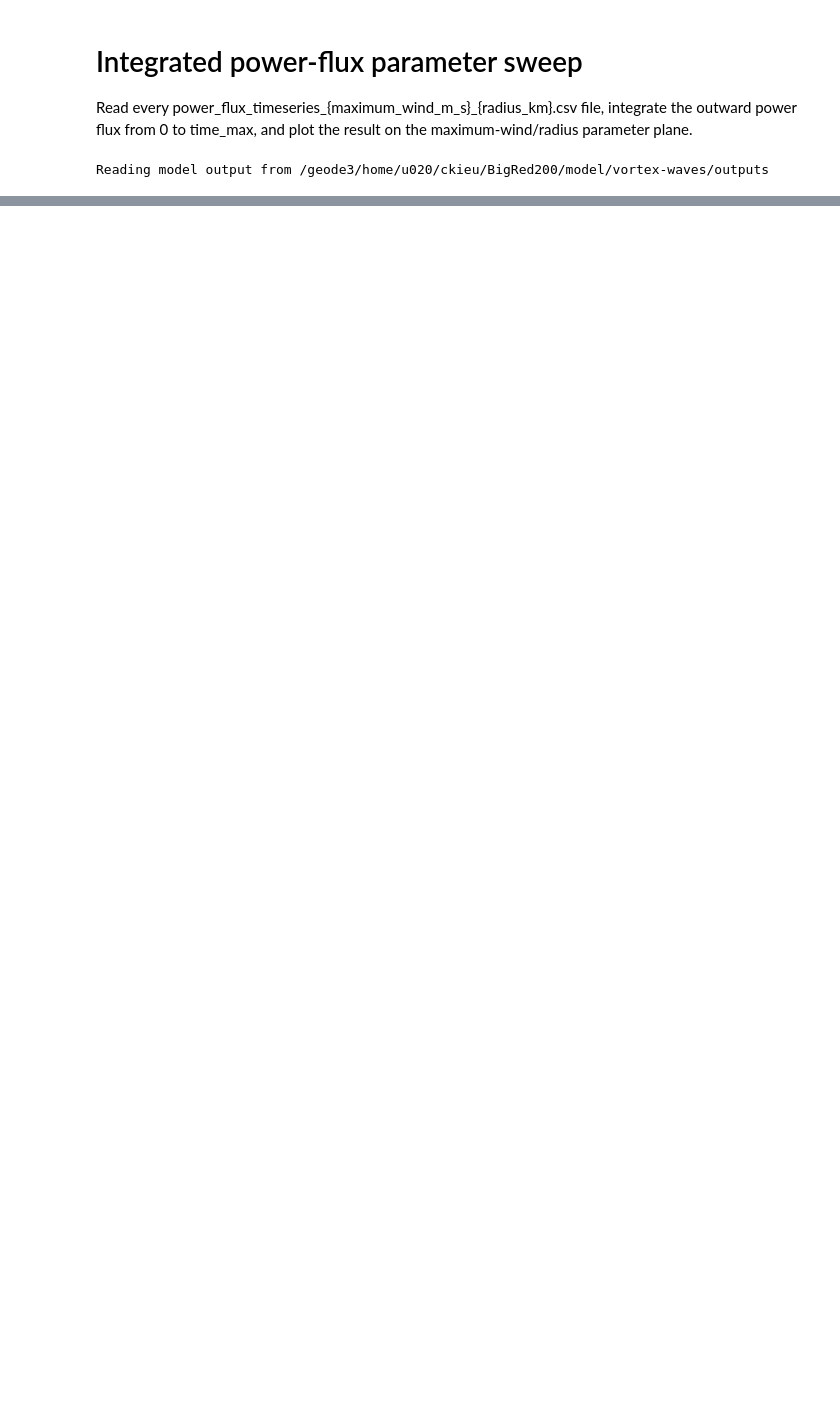
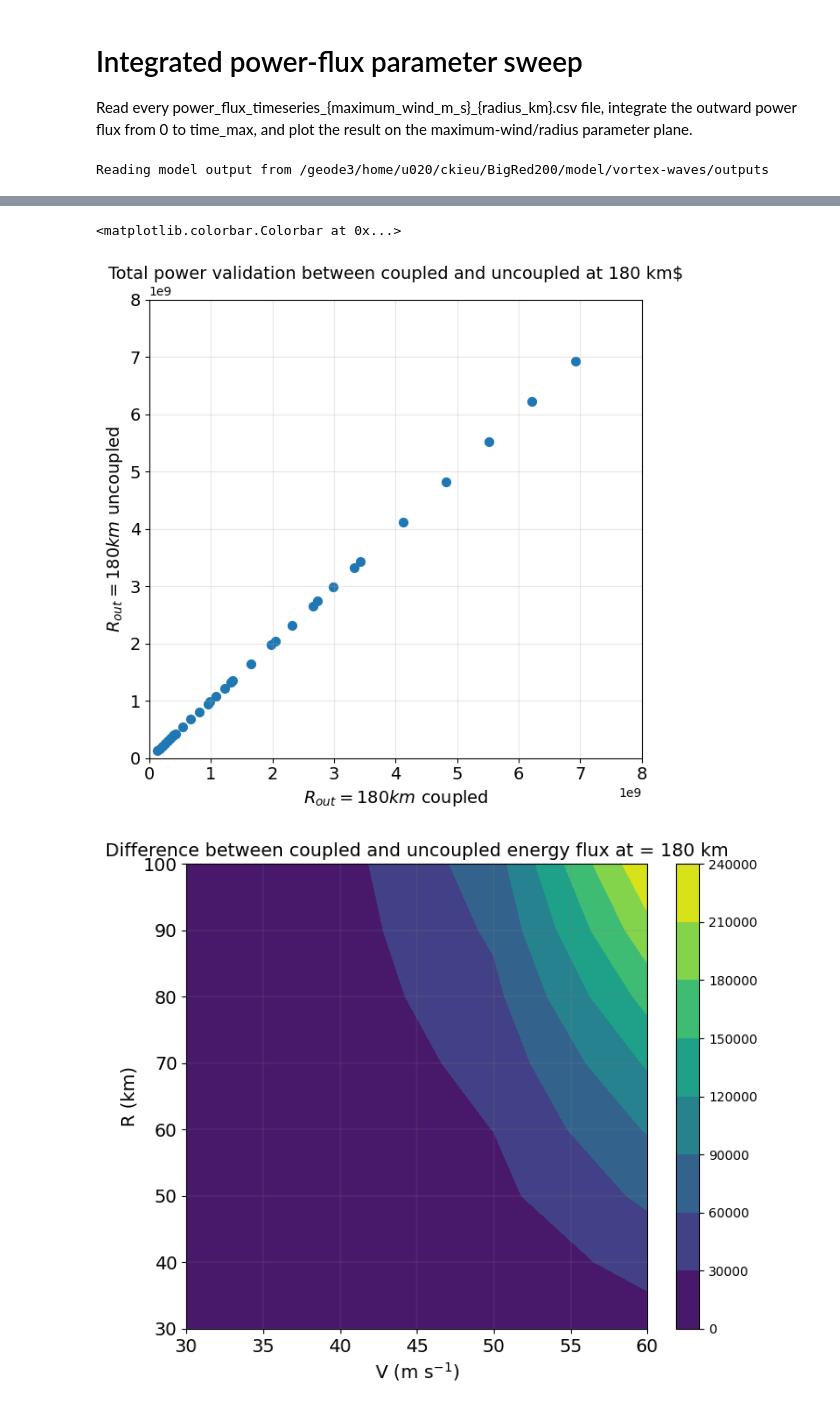
Before and after one commit to kieucq/tc-vortex-waves, a Jupyter notebook: plots/plot_integrated_flux.ipynb, the cells around one changed output, grey strips where cells are left out. Cells and saved outputs as stored; diff of their text form; code cells hidden in the pictures; blank space fills up the shorter version.

```diff
--- a/plots/plot_integrated_flux.ipynb
+++ b/plots/plot_integrated_flux.ipynb
@@ -164,0 +230,35 @@ Integrated 32 files from 0 to 2 h; grid shape = (8, 4).
+# %%
+prefix = "power_flux_timeseries_r180_uncoupled_0"
+files = sorted(output_dir.glob(f"{prefix}_*.csv"))
+flux_u180 = get_flux_grid(files,time_max_s, prefix)
+
+# plot full grid
+flux_grid_u180 = np.full((radius_values.size, wind_values.size), np.nan)
+
+# plot 2 profiles at radius R = 30 and R = 100 km
+for (wind, radius), flux in flux_u180.items():
+    flux_grid_u180[radius_index[radius], wind_index[wind]] = flux
+plt.figure(figsize=(6.5, 6.5))
+plt.scatter(flux_grid_u180.ravel(), flux_grid_r180.ravel(), s=50)
+plt.xlabel('$R_{out} = 180 km$ coupled',fontsize=14)
+plt.ylabel('$R_{out} = 180 km$ uncoupled',fontsize=14)
+plt.title('Total power validation between coupled and uncoupled at 180 km$',fontsize=14)
+plt.xticks(fontsize=14)
+plt.yticks(fontsize=14)
+plt.xlim(0, 8e9)
+plt.ylim(0, 8e9)
+plt.grid(True, alpha=0.3)
+plt.tight_layout()
+
+plt.figure(figsize=(8, 6.5))
+title = "Difference between coupled and uncoupled energy flux at = 180 km"
+X, Y = np.meshgrid(wind_values, radius_values)
+plt.contourf(X,Y,flux_grid_r180-flux_grid_u180)
+plt.xlabel('V (m s$^{-1}$)',fontsize=14)
+plt.ylabel('R (km)',fontsize=14)
+plt.title(title,fontsize=14)
+plt.xticks(fontsize=14)
+plt.yticks(fontsize=14)
+plt.grid(color="gray",linewidth=0.2)
+plt.colorbar()
+# %% [output]
@@ -164,0 +267,3 @@ Integrated 32 files from 0 to 2 h; grid shape = (8, 4).
+<matplotlib.colorbar.Colorbar at 0x...>
+[figure, added]
+[figure, added]
```
Also changed, not shown: parts of 13 cells of this notebook, 5 other files.
